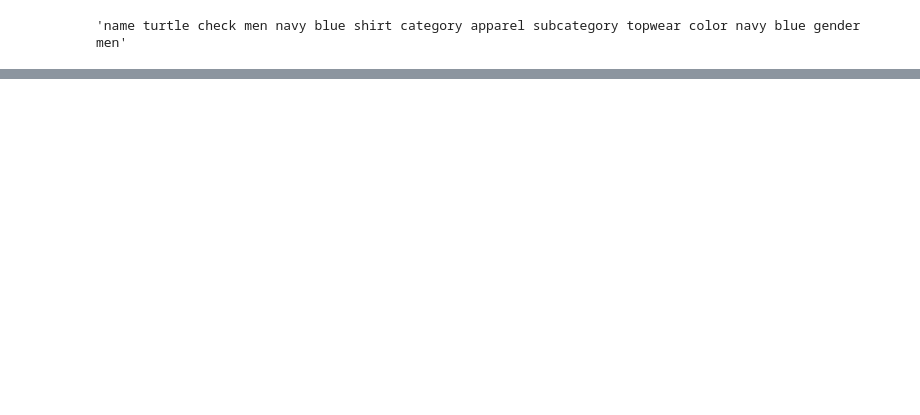
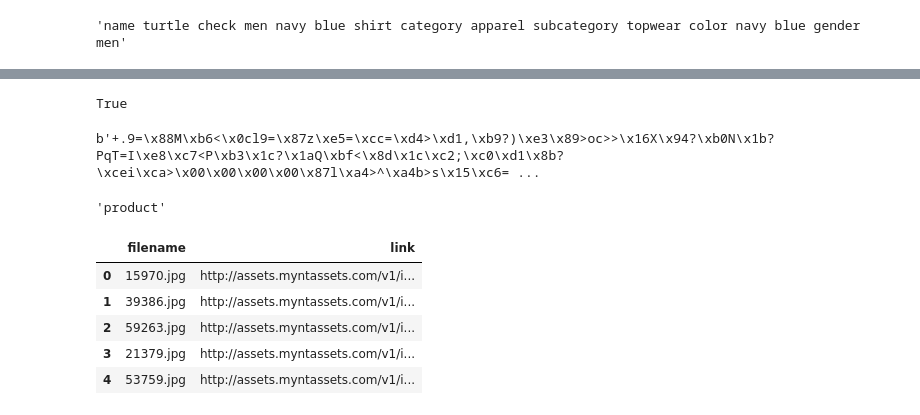
Before and after one commit to redis-developer/redis-product-search, a Jupyter notebook: data/prep_data.ipynb, the cells around one changed output, grey strips where cells are left out. Saved outputs shown, nothing was run; the diff lists cells and outputs as text; code cells hidden in the pictures; blank space fills up the shorter version.

```diff
--- a/data/prep_data.ipynb
+++ b/data/prep_data.ipynb
@@ -188,0 +230,14 @@ Processed 10000 product text fields
+# %%
+await index.client.ping()
+# %% [output]
+True
+# %%
+product_id = 10062
+res = await index.client.hget(f"{index.schema.index.prefix}:{product_id}", "img_vector")
+res
+# %% [output]
+b'+.9=\x88M\xb6<\x0cl9=\x87z\xe5=\xcc=\xd4>\xd1,\xb9?)\xe3\x89>oc>>\x16X\x94?\xb0N\x1b?PqT=I\xe8\xc7<P\xb3\x1c?\x1aQ\xbf<\x8d\x1c\xc2;\xc0\xd1\x8b?\xcei\xca>\x00\x00\x00\x00\x87l\xa4>^\xa4b>s\x15\xc6= ...
+# %%
+index.schema.index.prefix
+# %% [output]
+'product'
@@ -188,0 +248,13 @@ Processed 10000 product text fields
+# %%
+import pandas as pd
+
+img_lookup = pd.read_csv("./fashion-dataset/images.csv")
+
+img_lookup.head()
+# %% [output]
+|  | filename | link |
+| 0 | 15970.jpg | http://assets.myntassets.com/v1/i... |
+| 1 | 39386.jpg | http://assets.myntassets.com/v1/i... |
+| 2 | 59263.jpg | http://assets.myntassets.com/v1/i... |
+| 3 | 21379.jpg | http://assets.myntassets.com/v1/i... |
+| 4 | 53759.jpg | http://assets.myntassets.com/v1/i... |
```
Also changed, not shown: parts of 18 cells of this notebook, 56 other files.
